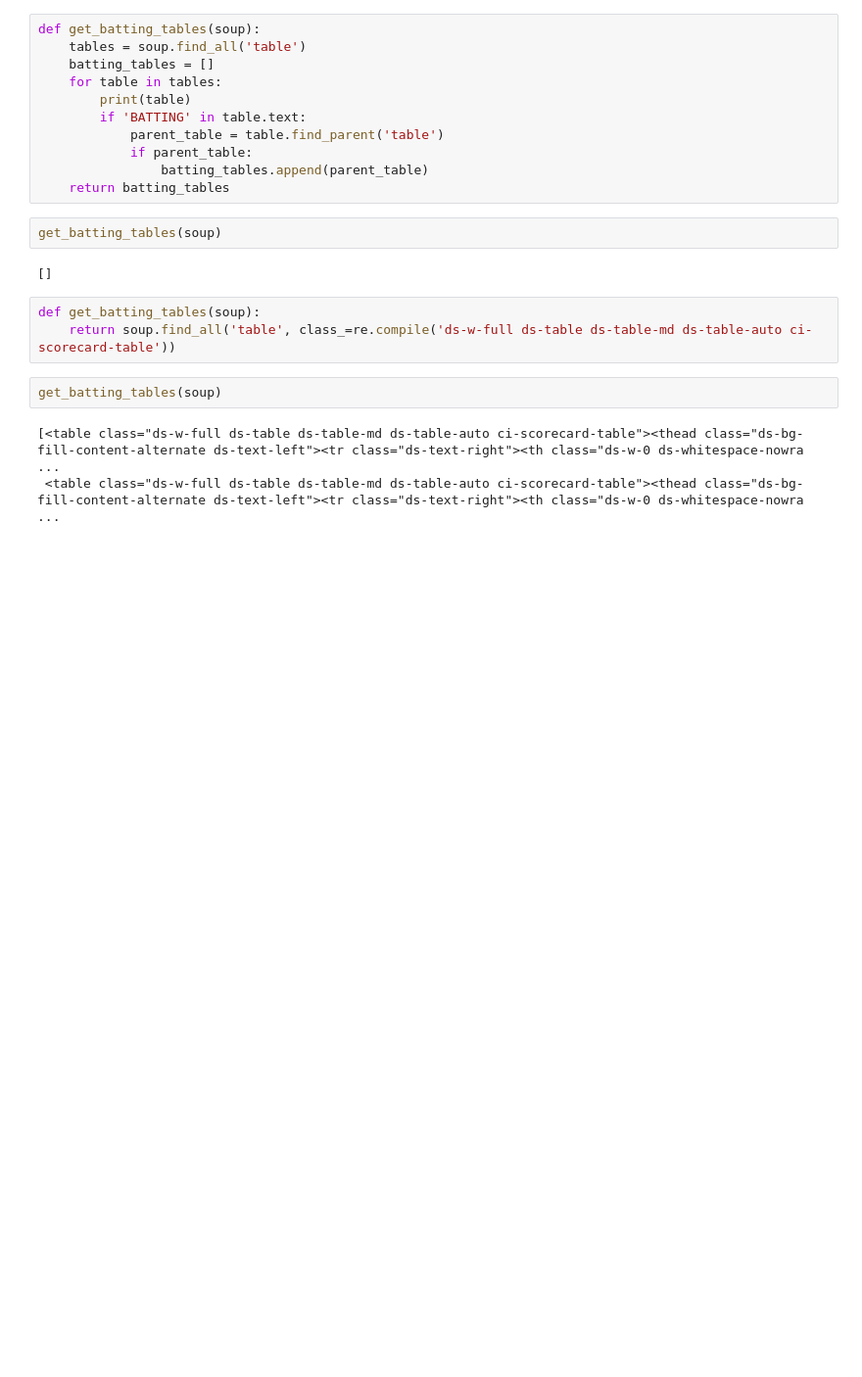
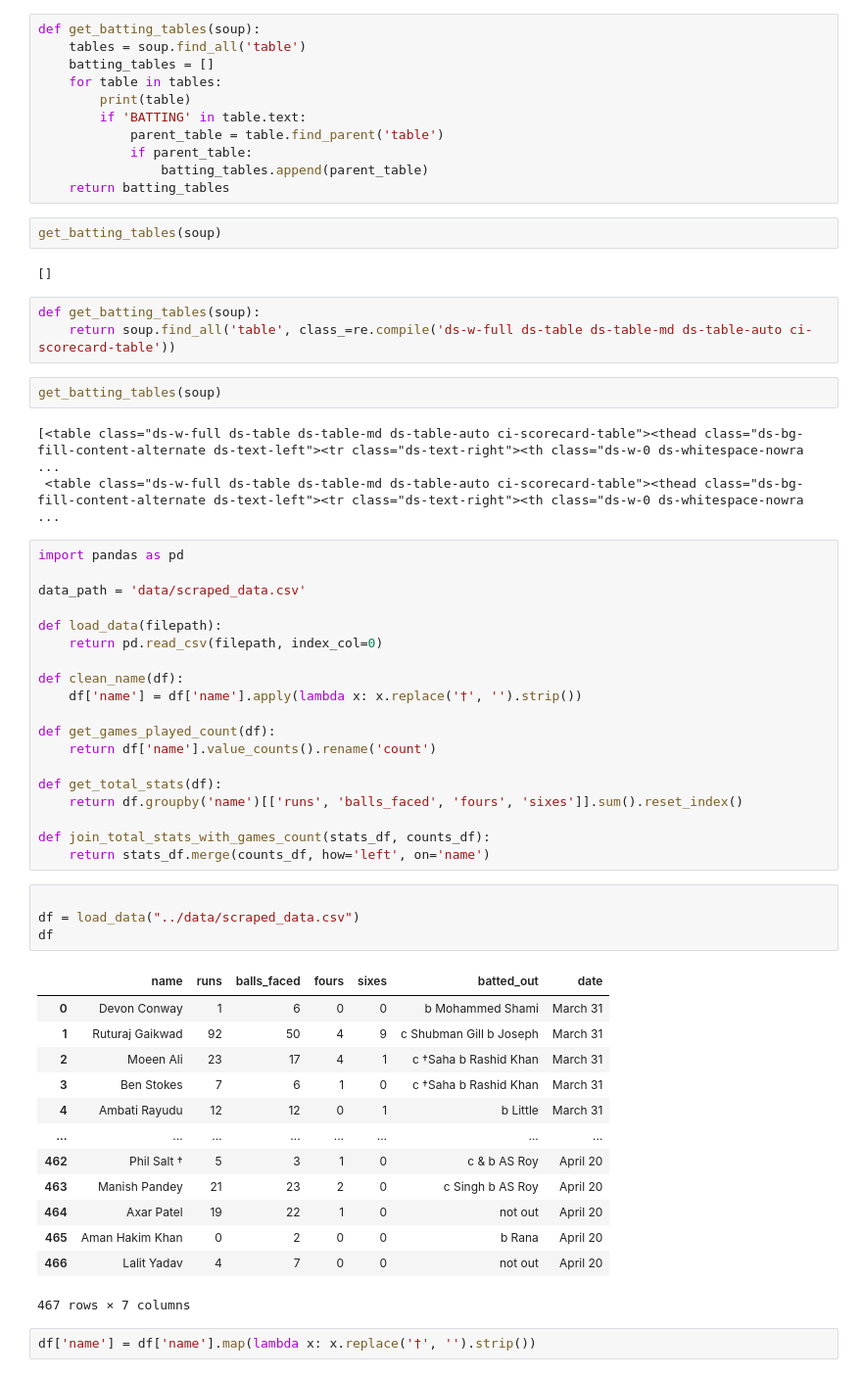
Before and after one commit to aaAbdulkadir/cricket-etl, a Jupyter notebook: notebook/main.ipynb, the cells around one changed output. Shown at 98% size. Saved outputs shown, nothing was run; the diff lists cells and outputs as text; blank space fills up the shorter version.

Commit message:
transform data complete

```diff
--- a/notebook/main.ipynb
+++ b/notebook/main.ipynb
@@ -173,3 +173,42 @@ get_batting_tables(soup)
 # %% [output]
 [<table class="ds-w-full ds-table ds-table-md ds-table-auto ci-scorecard-table"><thead class="ds-bg-fill-content-alternate ds-text-left"><tr class="ds-text-right"><th class="ds-w-0 ds-whitespace-nowra ...
  <table class="ds-w-full ds-table ds-table-md ds-table-auto ci-scorecard-table"><thead class="ds-bg-fill-content-alternate ds-text-left"><tr class="ds-text-right"><th class="ds-w-0 ds-whitespace-nowra ...
+# %%
+import pandas as pd
+
+data_path = 'data/scraped_data.csv'
+
+def load_data(filepath):
+    return pd.read_csv(filepath, index_col=0)
+
+def clean_name(df):
+    df['name'] = df['name'].apply(lambda x: x.replace('†', '').strip())
+
+def get_games_played_count(df):
+    return df['name'].value_counts().rename('count')
+
+def get_total_stats(df):
+    return df.groupby('name')[['runs', 'balls_faced', 'fours', 'sixes']].sum().reset_index()
+
+def join_total_stats_with_games_count(stats_df, counts_df):
+    return stats_df.merge(counts_df, how='left', on='name')
+# %%
+
+df = load_data("../data/scraped_data.csv")
+df
+# %% [output]
+|  | name | runs | balls_faced | fours | sixes | batted_out | date |
+| 0 | Devon Conway | 1 | 6 | 0 | 0 | b Mohammed Shami | March 31 |
+| 1 | Ruturaj Gaikwad | 92 | 50 | 4 | 9 | c Shubman Gill b Joseph | March 31 |
+| 2 | Moeen Ali | 23 | 17 | 4 | 1 | c †Saha b Rashid Khan | March 31 |
+| 3 | Ben Stokes | 7 | 6 | 1 | 0 | c †Saha b Rashid Khan | March 31 |
+| 4 | Ambati Rayudu | 12 | 12 | 0 | 1 | b Little | March 31 |
+| ... | ... | ... | ... | ... | ... | ... | ... |
+| 462 | Phil Salt † | 5 | 3 | 1 | 0 | c & b AS Roy | April 20 |
+| 463 | Manish Pandey | 21 | 23 | 2 | 0 | c Singh b AS Roy | April 20 |
+| 464 | Axar Patel | 19 | 22 | 1 | 0 | not out | April 20 |
+| 465 | Aman Hakim Khan | 0 | 2 | 0 | 0 | b Rana | April 20 |
+| 466 | Lalit Yadav | 4 | 7 | 0 | 0 | not out | April 20 |
+467 rows × 7 columns
+# %%
+df['name'] = df['name'].map(lambda x: x.replace('†', '').strip())
```
Also changed, not shown: parts of 3 cells of this notebook, 7 other files.
